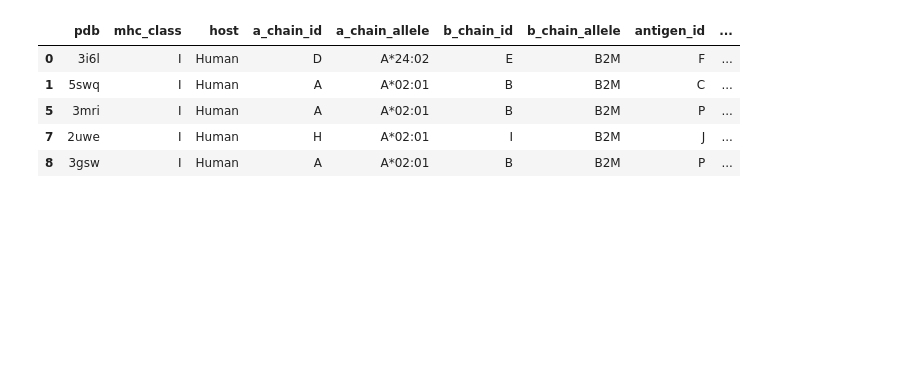
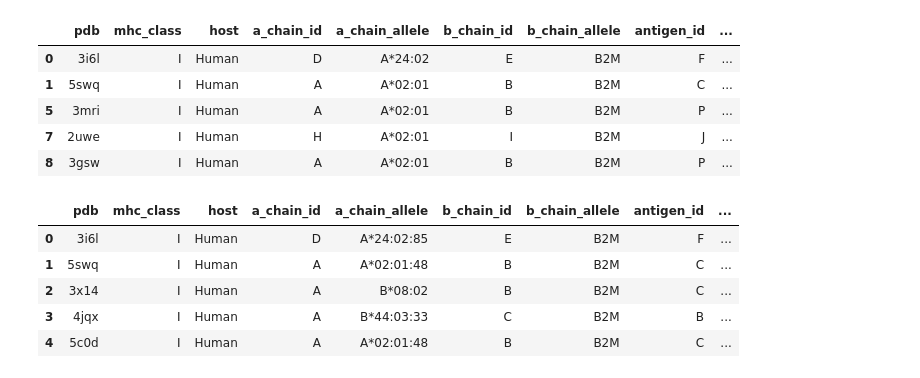
Before and after one commit to ignatovmg/cnn, a Jupyter notebook: src/workspace.ipynb, the cells around one changed output. Cells and saved outputs as stored; diff of their text form; code cells hidden in the pictures; blank space fills up the shorter version.

```diff
--- a/src/workspace.ipynb
+++ b/src/workspace.ipynb
@@ -720,3 +618,12 @@ def peptide_min_rmsd_calc():
+# %%
+annotation.head()
+# %% [output]
+|  | pdb | mhc_class | host | a_chain_id | a_chain_allele | b_chain_id | b_chain_allele | antigen_id | ... |
+| 0 | 3i6l | I | Human | D | A*24:02:85 | E | B2M | F | ... |
+| 1 | 5swq | I | Human | A | A*02:01:48 | B | B2M | C | ... |
+| 2 | 3x14 | I | Human | A | B*08:02 | B | B2M | C | ... |
+| 3 | 4jqx | I | Human | A | B*44:03:33 | C | B2M | B | ... |
+| 4 | 5c0d | I | Human | A | A*02:01:48 | B | B2M | C | ... |
 # %%
 counter = 0
 for item in Bio.SeqIO.parse("../data/mhc_alleles/hla/hla1class.fasta", 'fasta'):
```
Also changed, not shown: parts of 7 cells of this notebook, 2 other files.
